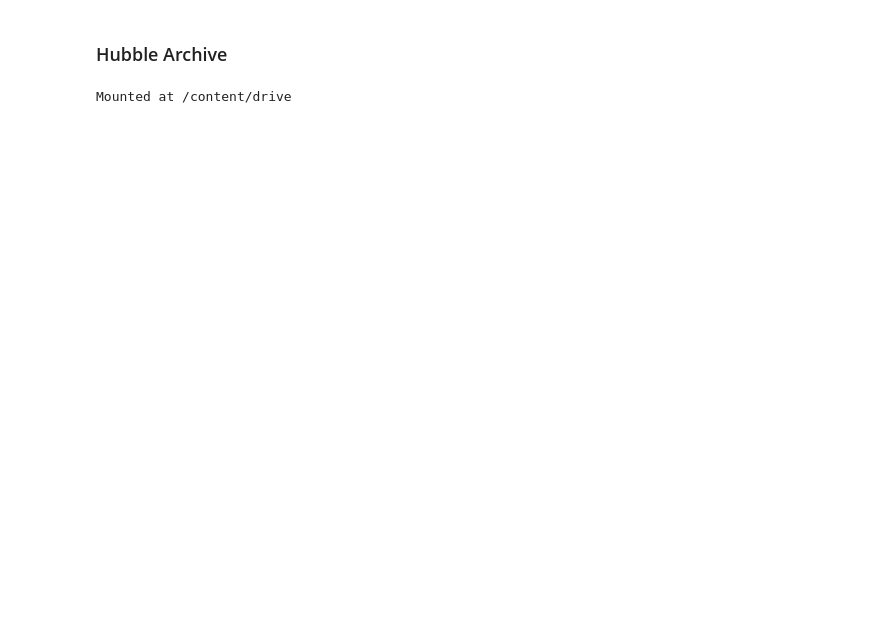
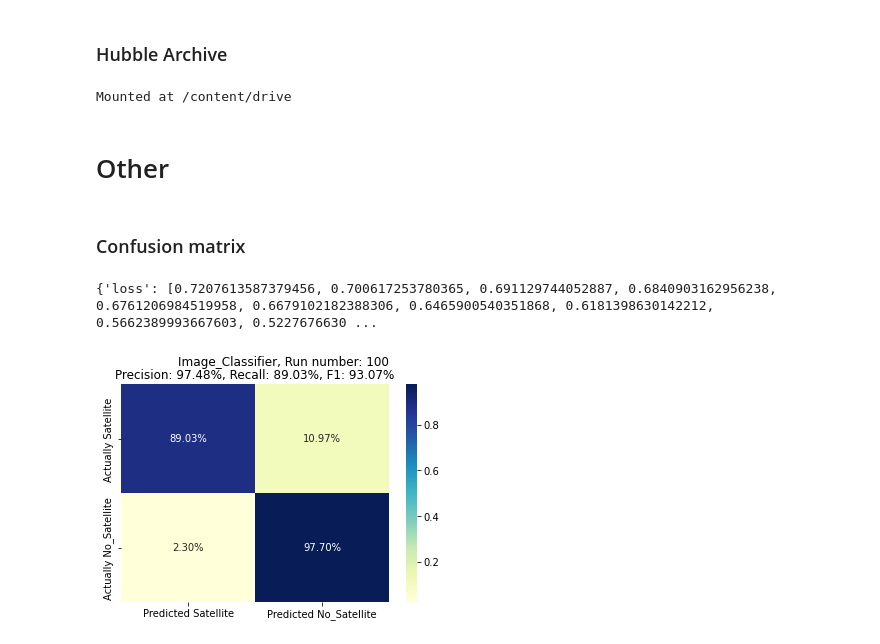
Before and after one commit to baussel/Satellite_Detection, a Jupyter notebook: Image_Classifier.ipynb, the cells around one changed output. Drawn from its saved outputs; the diff is of its cells as text; code cells hidden in the pictures; blank space fills up the shorter version.

```diff
--- a/Image_Classifier.ipynb
+++ b/Image_Classifier.ipynb
@@ -392,6 +383,6 @@ import matplotlib.image as mpimg
 import pandas as pd
 from tqdm import tqdm
 # %%
-model = tf.keras.models.load_model("/content/drive/MyDrive/ESA/ML_Checkpoints/Classifier/Image_Classifier_18")
+model = tf.keras.models.load_model("/content/drive/MyDrive/ESA/ML_Checkpoints/Classifier/Image_Classifier_100/model.22.h5")
 # %%
 # image folder
@@ -437,13 +427,14 @@ data_error.to_csv(pathout+"satellites_ACS_errors.csv")
 # %%
 # image folder
-folder_path = "/content/drive/MyDrive/ESA/Data/Hubble_Images/Raw/WFC3_UVIS_Comp_Raw/"
+folder_path = "/content/drive/MyDrive/ESA/Data/Hubble_Images/Raw/WFC3_Comp_Raw_2021/"
 # dimensions of images
 img_width, img_height = 600, 600
 
 predictions = []
 error_ids = []
 
-pathout = "/content/drive/MyDrive/ESA/Results/"
+pathout = "/content/drive/MyDrive/ESA/Results/classifier/new/"
+i = 0
 for img in tqdm(os.listdir(folder_path)):
     img_p = os.path.join(folder_path, img)
     try:
@@ -461,5 +452,10 @@ for img in tqdm(os.listdir(folder_path)):
     else:
       pred = "satellite"
     predictions.append([ids,pred,str(score[0][0])])
+    if i == 20000 or i == 40000 or i == 60000 or i == 80000:
+        print("Saved, i =", i)
+        data = pd.DataFrame(predictions,columns=["filename","prediction","score"])
+        data.to_csv(pathout+"satellites_WFC3_new_2021"+str(i)+".csv")
+    i = i + 1
 # %%
 data = pd.DataFrame(predictions,columns=["filename","prediction","score"])
@@ -472,0 +466,58 @@ data_error.to_csv(pathout+"satellites_WFC3_UVIS_errors.csv")
+# %% [markdown]
+# Other
+# %% [markdown]
+### Confusion matrix
+# %%
+model = tf.keras.models.load_model("/content/drive/MyDrive/ESA/ML_Checkpoints/Classifier/Image_Classifier_100/model.22.h5")
+
+loaded_history = np.load("/content/drive/MyDrive/ESA/ML_Checkpoints/Classifier/Image_Classifier_100/history.npy",allow_pickle='TRUE').item()
+print(loaded_history)
+# %% [output]
+{'loss': [0.7207613587379456, 0.700617253780365, 0.691129744052887, 0.6840903162956238, 0.6761206984519958, 0.6679102182388306, 0.6465900540351868, 0.6181398630142212, 0.5662389993667603, 0.5227676630 ...
+# %%
+class_threshold = 0.5
+
+#Pandas Flatten module
+from pandas.core.common import flatten
+
+#Extract labels and predictions for validation data of the model
+y_pred_list = []
+y_real_list = []
+for images, labels in val_ds:
+  #Prediction
+  class_pr = (model.predict(images) > class_threshold).astype("int32")
+  y_pred_list.append(class_pr)
+  #Label
+  lab = list(np.ndarray.flatten(labels.numpy()))
+  y_real_list.append(int(item) for item in lab)
+y_real = list(flatten(y_real_list))
+y_pred = list(flatten(y_pred_list))
+
+#Confusion matrix module
+from sklearn.metrics import confusion_matrix
+#Modules for displaying the matrix
+import seaborn as sns
+import pandas as pd
+
+#Calculates the values of the matrix
+confusion_matrix_scores = confusion_matrix(y_real, y_pred, labels=[1, 0], normalize = "true")
+
+#Extract true/false positive/negative values
+tp, fn, fp, tn = confusion_matrix_scores.ravel()
+
+#Calculate precision and recall + F1 score
+precision = tp / (tp + fp)
+recall =  tp / (tp + fn)
+F1 = 2 * precision * recall / (precision + recall)
+
+#Draw and show the matrix
+df = pd.DataFrame(confusion_matrix_scores,
+                  columns = ["Predicted Satellite", "Predicted No_Satellite"],
+                  index = ["Actually Satellite", "Actually No_Satellite"])
+sns.heatmap(df, annot=True, cmap="YlGnBu", fmt=".2%")
+plt.suptitle("Image_Classifier, Run number: 100")
+plt.title("Precision: {:.2%}, Recall: {:.2%}, F1: {:.2%}".format(precision,recall,F1))
+plt.savefig("/content/drive/MyDrive/ESA/ML_Checkpoints/Classifier/Image_Classifier_100/confusion_matrix_epoch_22.pdf",bbox_inches='tight')
+plt.show()
+# %% [output]
+[figure, added]
```
Also changed, not shown: parts of 21 cells of this notebook.
